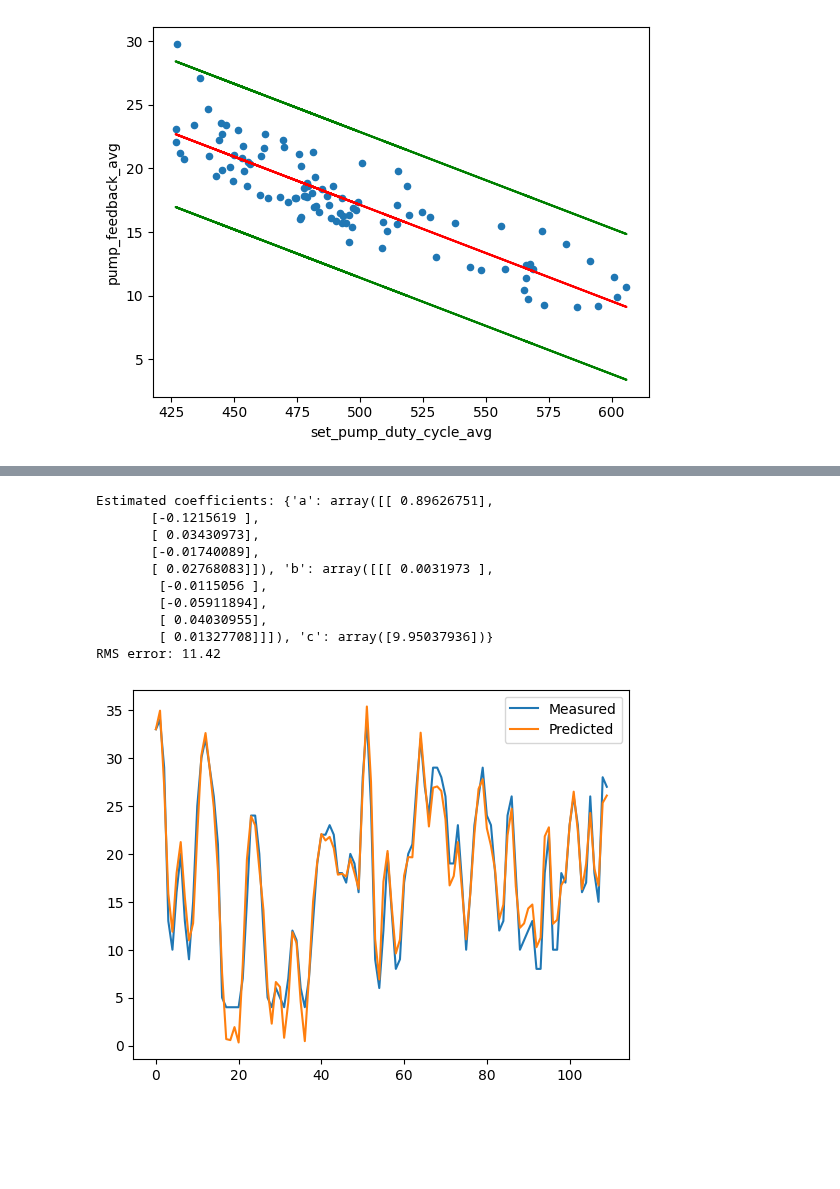
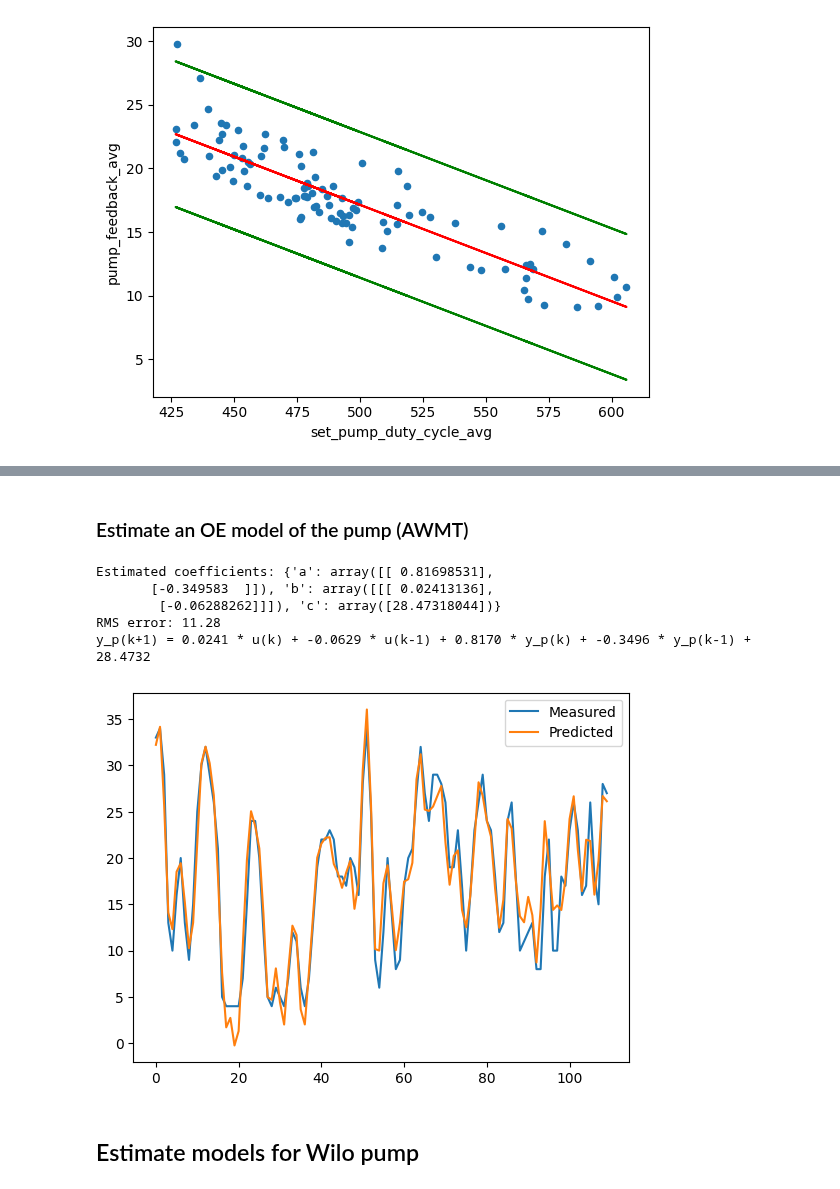
Before and after one commit to season0112/quatt_data_analysis, a Jupyter notebook: error-handling-analysis/pump_model_estimation.ipynb, the cells around one changed output, grey strips where cells are left out. Drawn from its saved outputs; the diff is of its cells as text; code cells hidden in the pictures; blank space fills up the shorter version.

Commit message:
Collected Wilo data and completed modelling

```diff
--- a/error-handling-analysis/pump_model_estimation.ipynb
+++ b/error-handling-analysis/pump_model_estimation.ipynb
@@ -124,35 +123,36 @@ RMS error: 5.29
+# %% [markdown]
+### Estimate an OE model of the pump (AWMT)
 # %%
-# Use GEKKO to estimate a 2nd order OE model of the pump feedback
-from gekko import GEKKO
+# Estimate a 2nd order OE model of the pump feedback
 m = GEKKO(remote
             =False)
-na = 5 # output coefficients
-nb = 5 # input coefficients
+na = 2 # output coefficients
+nb = 2 # input coefficients
 t = df_awmt['idx'].values
 u = df_awmt['set_pump_duty_cycle'].values
 y = df_awmt['pump_feedback'].values
 
 yp, p, K = m.sysid(t, u, y, na, nb, pred='model', shift='calc')
 print(f'Estimated coefficients: {p}')
 # Print rms error
 rms_error = ((y[10:] - yp[10:])**2).mean()**0.5
 print(f'RMS error: {rms_error:.2f}')
 
+# Print the model in symbolic form
+print(f"y_p(k+1) = {p['b'].flatten()[0]:.4f} * u(k) + {p['b'].flatten()[1]:.4f} * u(k-1) + {p['a'].flatten()[0]:.4f} * y_p(k) + {p['a'].flatten()[1]:.4f} * y_p(k-1) + {p['c'].flatten()[0]:.4f}")
+
 # Plot the measured and predicted pump feedback
 fig, ax = plt.subplots()
 ax.plot(y[10:], label='Measured')
 ax.plot(yp[10:], label='Predicted')
 ax.legend()
 plt.show()
 # %% [output]
-Estimated coefficients: {'a': array([[ 0.89626751],
-       [-0.1215619 ],
-       [ 0.03430973],
-       [-0.01740089],
-       [ 0.02768083]]), 'b': array([[[ 0.0031973 ],
-        [-0.0115056 ],
-        [-0.05911894],
-        [ 0.04030955],
-        [ 0.01327708]]]), 'c': array([9.95037936])}
-RMS error: 11.42
+Estimated coefficients: {'a': array([[ 0.81698531],
+       [-0.349583  ]]), 'b': array([[[ 0.02413136],
+        [-0.06288262]]]), 'c': array([28.47318044])}
+RMS error: 11.28
+y_p(k+1) = 0.0241 * u(k) + -0.0629 * u(k-1) + 0.8170 * y_p(k) + -0.3496 * y_p(k-1) + 28.4732
-[figure, old version]
+[figure, new version]
+# %% [markdown]
+## Estimate models for Wilo pump
```
Also changed, not shown: parts of 20 cells of this notebook, 3 other files.
